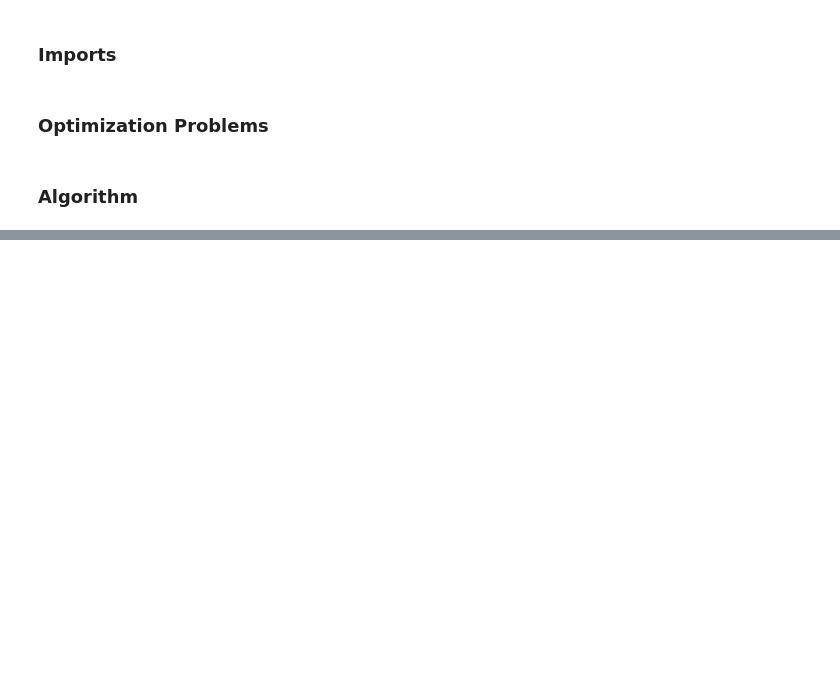
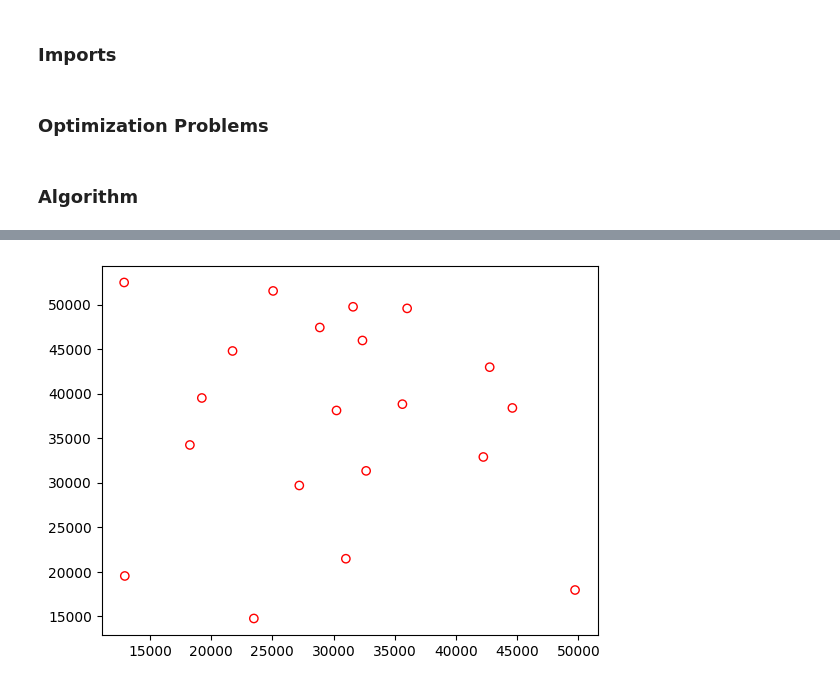
Before and after one commit to j-forner/solving_hlps, a Jupyter notebook: functions.ipynb, the cells around one changed output, grey strips where cells are left out. Saved outputs shown, nothing was run; the diff lists cells and outputs as text; code cells hidden in the pictures; blank space fills up the shorter version.

```diff
--- a/functions.ipynb
+++ b/functions.ipynb
@@ -168,0 +165,11 @@ z_hat
+# %%
+plt.scatter(x_coords, y_coords, facecolors = 'None', edgecolors = 'r')
+# plt.show()
+
+for i in coords:
+    if i == 5:
+        plt.plot(x_coords[i], y_coords[i])
+
+plt.show()
+# %% [output]
+[figure, added]
```
Also changed, not shown: parts of 9 cells of this notebook, 3 other files.
